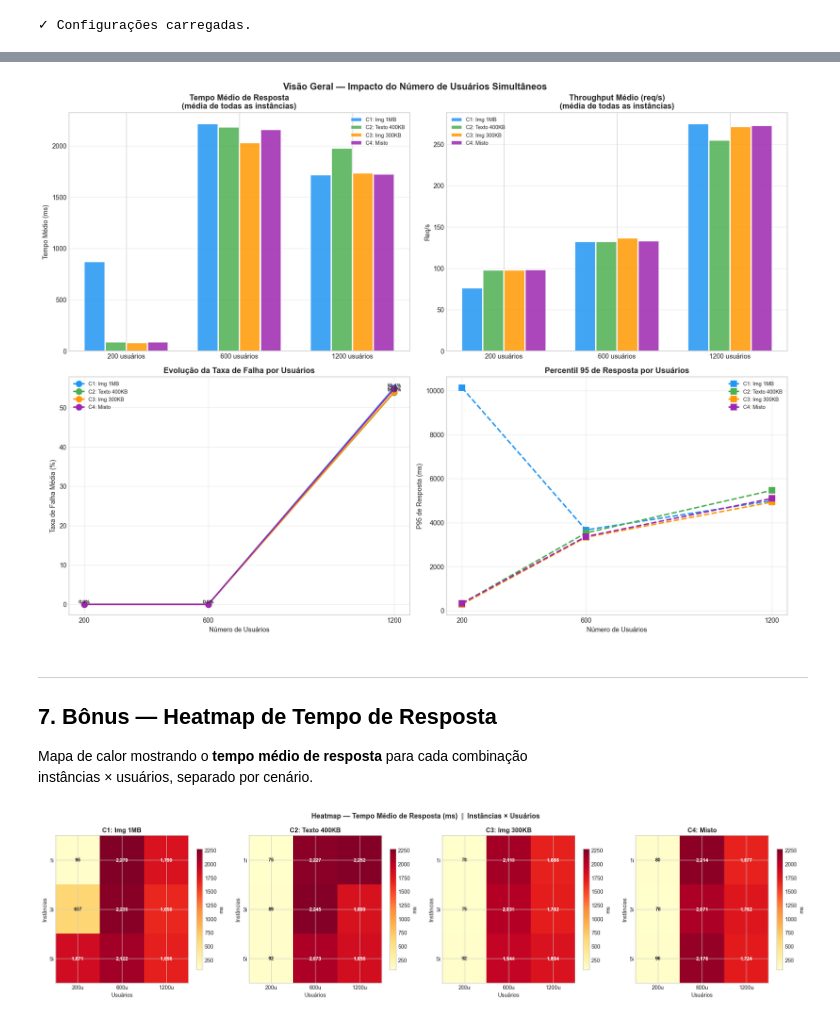
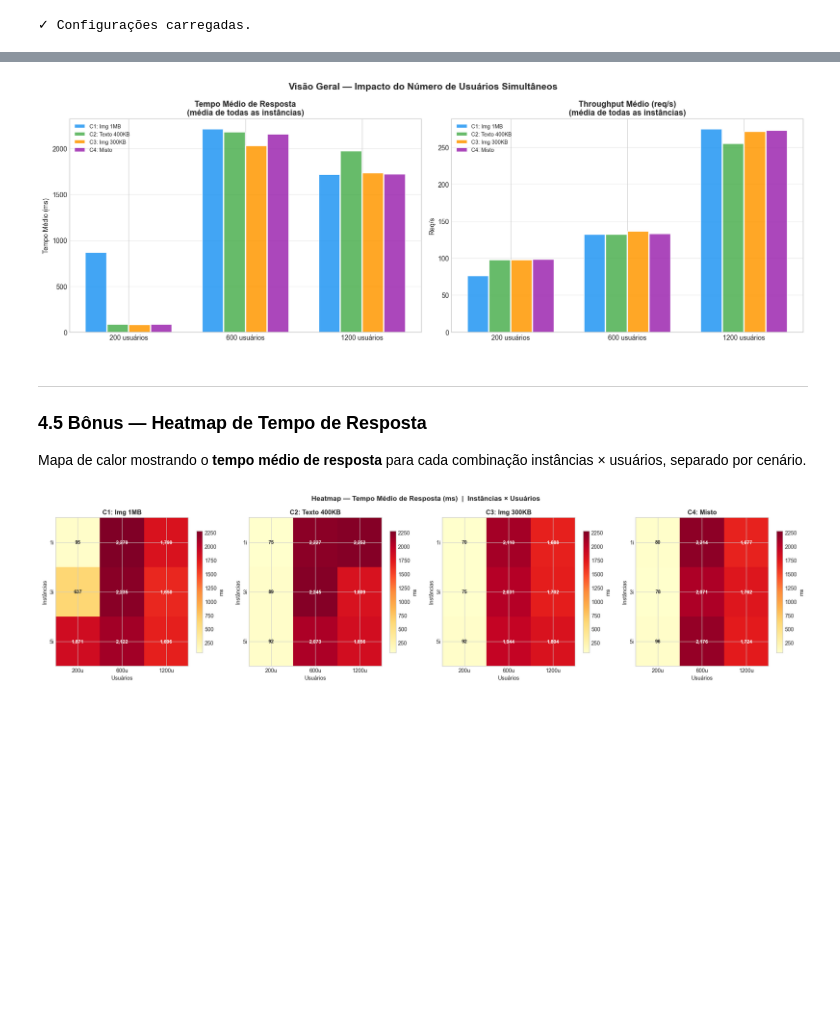
Before and after one commit to caiosss/comp-distribuida, a Jupyter notebook: locust/analise.ipynb, the cells around one changed output, grey strips where cells are left out. Saved outputs shown, nothing was run; the diff lists cells and outputs as text; code cells hidden in the pictures; blank space fills up the shorter version.

```diff
--- a/locust/analise.ipynb
+++ b/locust/analise.ipynb
@@ -133,17 +284,15 @@ def plot_per_instance(inst_count, df):
     offsets = np.linspace(-(n_u - 1) / 2 * w, (n_u - 1) / 2 * w, n_u)
 
     metrics = [
-        ('avg_response_time',   'Tempo Médio de Resposta (ms)', 'Tempo (ms)'),
-        ('requests_per_s',      'Throughput (req/s)',           'Req/s'),
-        ('p95',                 'P95 Tempo de Resposta (ms)',   'P95 (ms)'),
-        ('failure_rate',        'Taxa de Falha (%)',            'Falha (%)'),
+        ('avg_response_time', 'Tempo Médio de Resposta (ms)', 'Tempo (ms)'),
+        ('requests_per_s',    'Throughput (req/s)',           'Req/s'),
     ]
 
-    fig, axes = plt.subplots(2, 2, figsize=(16, 10))
+    fig, axes = plt.subplots(1, 2, figsize=(16, 5.6))
     plural = 's' if inst_count > 1 else ''
     fig.suptitle(
         f'Resumo — {inst_count} Instância{plural} WordPress'
-        f'  |  todos os cenários × cargas de usuários',
+        f'  |  todos os cenários cargas de usuários',
         fontsize=13, fontweight='bold'
     )
 
@@ -159,11 +308,10 @@ def plot_per_instance(inst_count, df):
                           color=color, alpha=0.85, edgecolor='white')
             for bar, val in zip(bars, vals):
                 if val > 0:
-                    lbl = f'{val:.1f}%' if metric == 'failure_rate' else f'{val:,.0f}'
                     ax.text(
                         bar.get_x() + bar.get_width() / 2,
                         bar.get_height() * 1.015,
-                        lbl, ha='center', va='bottom', fontsize=7
+                        f'{val:,.0f}', ha='center', va='bottom', fontsize=7
                     )
 
         ax.set_title(title)
@@ -407,5 +453,5 @@ agregando todos os cenários e instâncias.
 # %%
-fig, axes = plt.subplots(2, 2, figsize=(16, 12))
+fig, axes = plt.subplots(1, 2, figsize=(16, 5.6))
 fig.suptitle('Visão Geral — Impacto do Número de Usuários Simultâneos',
              fontsize=14, fontweight='bold')
 
@@ -414,67 +460,41 @@ w       = 0.18
 offsets = np.linspace(-0.28, 0.28, len(SCENARIOS))
 
 def user_agg(sc, u, metric):
     s = df_all[(df_all['cenario'] == sc) & (df_all['users'] == u)]
     return s[metric].mean() if len(s) > 0 else 0
 
-# (0,0) — Tempo médio de resposta
-ax = axes[0, 0]
+# (0) — Tempo médio de resposta
+ax = axes[0]
 for sc, off in zip(SCENARIOS, offsets):
     vals = [user_agg(sc, u, 'avg_response_time') for u in USERS]
     ax.bar(x_users + off, vals, w, label=SCENARIO_LABELS[sc],
            color=SCENARIO_COLORS[sc], alpha=0.85, edgecolor='white')
 ax.set_xticks(x_users)
 ax.set_xticklabels([f'{u} usuários' for u in USERS])
 ax.set_ylabel('Tempo Médio (ms)')
 ax.set_title('Tempo Médio de Resposta\n(média de todas as instâncias)')
 ax.legend(); ax.grid(axis='y', alpha=0.4); ax.set_ylim(bottom=0)
 
-# (0,1) — Throughput
-ax = axes[0, 1]
+# (1) — Throughput
+ax = axes[1]
 for sc, off in zip(SCENARIOS, offsets):
     vals = [user_agg(sc, u, 'requests_per_s') for u in USERS]
     ax.bar(x_users + off, vals, w, label=SCENARIO_LABELS[sc],
            color=SCENARIO_COLORS[sc], alpha=0.85, edgecolor='white')
 ax.set_xticks(x_users)
 ax.set_xticklabels([f'{u} usuários' for u in USERS])
 ax.set_ylabel('Req/s')
 ax.set_title('Throughput Médio (req/s)\n(média de todas as instâncias)')
 ax.legend(); ax.grid(axis='y', alpha=0.4); ax.set_ylim(bottom=0)
 
-# (1,0) — Taxa de falha (linha)
-ax = axes[1, 0]
-for sc in SCENARIOS:
-    vals = [user_agg(sc, u, 'failure_rate') for u in USERS]
-    ax.plot(USERS, vals, 'o-', label=SCENARIO_LABELS[sc],
-            color=SCENARIO_COLORS[sc], linewidth=2.2, markersize=9)
-    for xi, yi in zip(USERS, vals):
-        ax.text(xi, yi + 0.3, f'{yi:.1f}%', ha='center', fontsize=7.5)
-ax.set_xticks(USERS)
-ax.set_xlabel('Número de Usuários')
-ax.set_ylabel('Taxa de Falha Média (%)')
-ax.set_title('Evolução da Taxa de Falha por Usuários')
-ax.legend(); ax.grid(alpha=0.4)
-
-# (1,1) — P95 (linha)
-ax = axes[1, 1]
-for sc in SCENARIOS:
-    vals = [user_agg(sc, u, 'p95') for u in USERS]
-    ax.plot(USERS, vals, 's--', label=SCENARIO_LABELS[sc],
-            color=SCENARIO_COLORS[sc], linewidth=2.2, markersize=9)
-ax.set_xticks(USERS)
-ax.set_xlabel('Número de Usuários')
-ax.set_ylabel('P95 de Resposta (ms)')
-ax.set_title('Percentil 95 de Resposta por Usuários')
-ax.legend(); ax.grid(alpha=0.4)
-
 plt.tight_layout()
 plt.savefig('resultados/grafico_geralzao_usuarios.png', bbox_inches='tight', dpi=130)
 plt.show()
 # %% [output]
-[figure, old version]
+[figure, new version]
 # %% [markdown]
 ---
-## 7. Bônus — Heatmap de Tempo de Resposta
+### 4.5 Bônus — Heatmap de Tempo de Resposta
 Mapa de calor mostrando o **tempo médio de resposta** para cada combinação
 instâncias × usuários, separado por cenário.
 # %%
```
Also changed, not shown: parts of 23 cells of this notebook, 16 other files.
